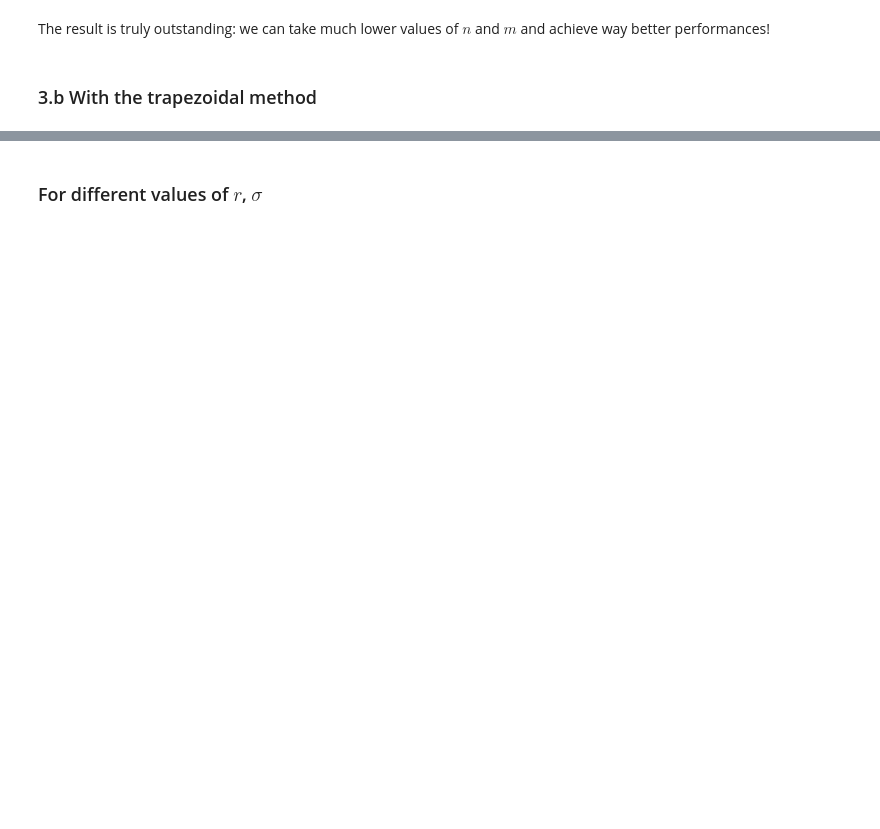
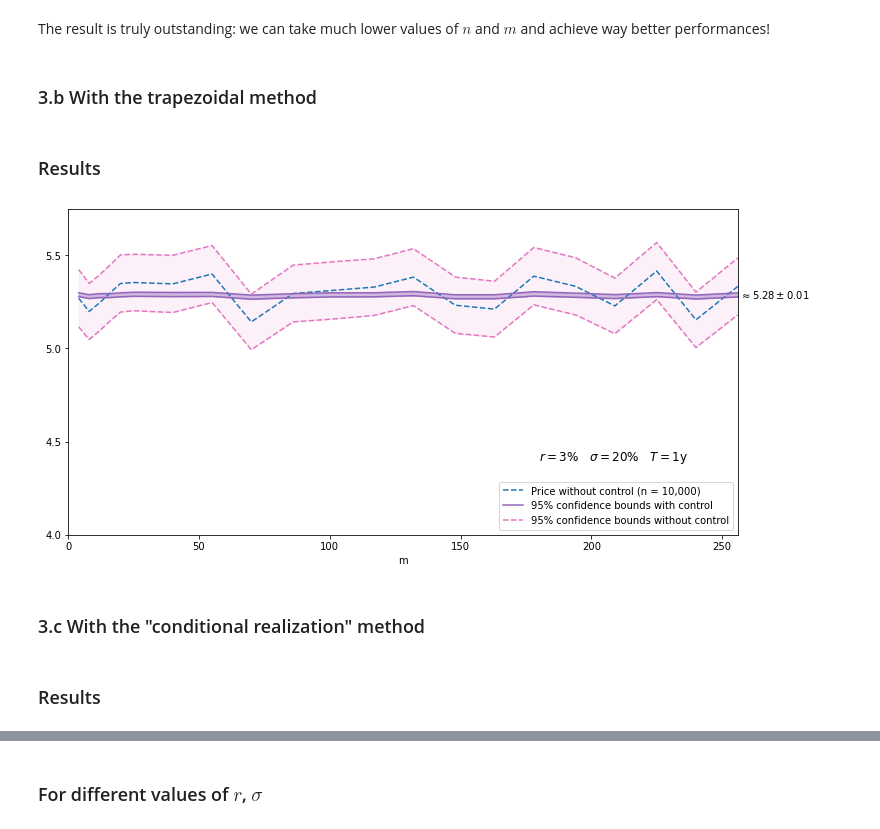
Before and after one commit to 20castro/Projet_MC, a Jupyter notebook: implementations/mc_approaches.ipynb, the cells around one changed output, grey strips where cells are left out. Drawn from its saved outputs; the diff is of its cells as text; code cells hidden in the pictures; blank space fills up the shorter version.

```diff
--- a/implementations/mc_approaches.ipynb
+++ b/implementations/mc_approaches.ipynb
@@ -458,3 +460,38 @@ def trapeze_control(
     beta = control_coeff(c, control)
     p = c + beta*(control - expectation)
     return p.mean(), 1.96*p.std()/np.sqrt(n), c.mean(), 1.96*c.std()/np.sqrt(n)
+# %% [markdown]
+### Results
+# %%
+fixed_n, fixed_r, fixed_K, fixed_T, fixed_sigma, fixed_S0 = 10**4, .03, 100, 1, .2, 100
+
+ms = np.concatenate([np.linspace(4, 25, 6), np.linspace(40, 256, 15)]).astype('int')
+fixed = []
+for m in ms:
+    fixed.append(list(trapeze_control(fixed_n, m, fixed_r, fixed_sigma, fixed_K, fixed_T, fixed_S0)))
+fixed = np.array(fixed)
+# %%
+fig, ax = plt.subplots(figsize=(12, 6))
+ax.plot(ms, fixed[:, 2], label=r'Price without control (n = 10,000)', color='tab:blue', linestyle='--')
+ax.plot(ms, fixed[:, 0] + fixed[:, 1], color='tab:purple', label=r'95% confidence bounds with control')
+ax.plot(ms, fixed[:, 0] - fixed[:, 1], color='tab:purple')
+ax.plot(ms, fixed[:, 2] + fixed[:, 3], color='tab:pink', label=r'95% confidence bounds without control', linestyle='--')
+ax.plot(ms, fixed[:, 2] - fixed[:, 3], color='tab:pink', linestyle='--')
+ax.fill_between(ms, fixed[:, 2] - fixed[:, 3], fixed[:, 2] + fixed[:, 3], color='tab:pink', alpha=.1)
+ax.fill_between(ms, fixed[:, 0] - fixed[:, 1], fixed[:, 0] + fixed[:, 1], color='tab:purple', alpha=.4)
+ax.set_xlabel('m')
+ax.set_xlim(0, 256)
+ax.set_ylim(4, 5.75)
+ax.set_yticks(np.arange(4, 5.6, step=.5), np.arange(4, 5.6, step=.5))
+mean = np.mean(fixed[ms >= 40, 0])
+std = np.mean(fixed[ms >= 40, 1])
+ax.annotate(r'$\approx ' + f'{mean:.2f}' + r' \pm ' + f'{std:.2f}$', xy=(1.01, 0.725), xytext=(30, 0),
+    xycoords='axes fraction', textcoords='offset points',
+    ha='center', va='baseline', fontsize=10
+)
+ax.legend(loc='lower right')
+ax.text(x=180, y=4.4, s=f'$r = 3\%$   $\sigma = 20\%$   $T = 1$y', fontsize=12);
+# %% [output]
+[figure, added]
+# %% [markdown]
+### 3.c With the "conditional realization" method
@@ -460,0 +529,2 @@ def trapeze_control(
+# %% [markdown]
+### Results
```
Also changed, not shown: parts of 15 cells of this notebook, 2 other files.
